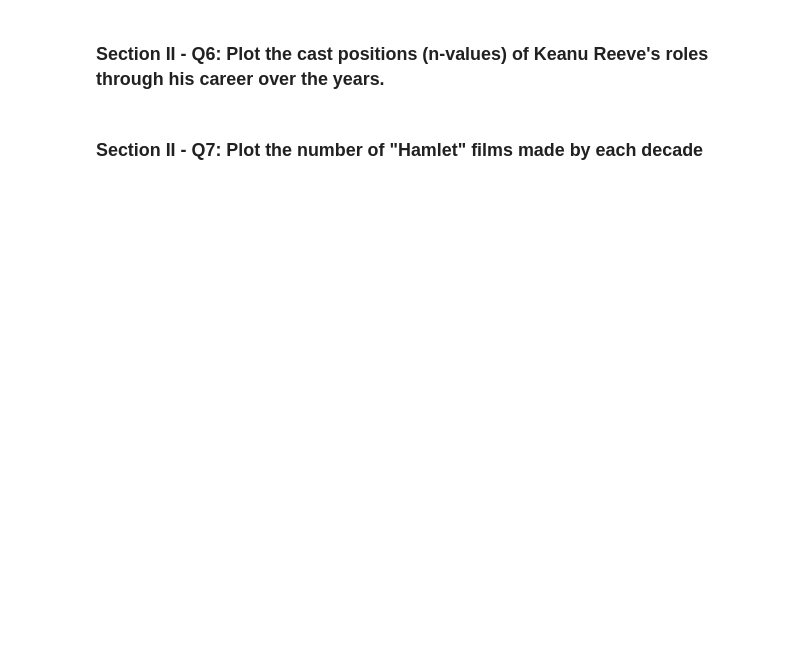
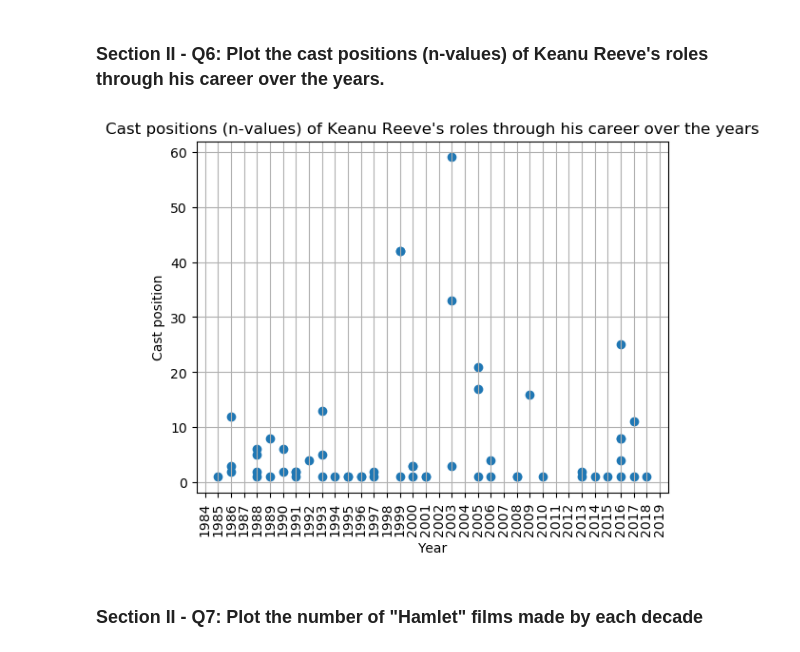
Before and after one commit to lfunderburk/mec-mini-projects, a Jupyter notebook: mec-5.3.10-data-wranging-with-pandas-mini-project/Mini_Project_Data_Wrangling_Pandas.ipynb, the cells around one changed output. Drawn from its saved outputs; the diff is of its cells as text; code cells hidden in the pictures; blank space fills up the shorter version.

```diff
--- a/mec-5.3.10-data-wranging-with-pandas-mini-project/Mini_Project_Data_Wrangling_Pandas.ipynb
+++ b/mec-5.3.10-data-wranging-with-pandas-mini-project/Mini_Project_Data_Wrangling_Pandas.ipynb
@@ -541,4 +542,14 @@ plt.show()
 # %% [markdown]
 ### Section II - Q6: Plot the cast positions (n-values) of Keanu Reeve's roles through his career over the years.
+# %%
+plt.scatter(keanu_reeves_movies['year'], keanu_reeves_movies['n'])
+plt.xticks(range(keanu_reeves_movies['year'].min() - 1, keanu_reeves_movies['year'].max() + 1), rotation=90)
+plt.xlabel("Year")
+plt.ylabel("Cast position")
+plt.title("Cast positions (n-values) of Keanu Reeve's roles through his career over the years")
+plt.grid(True)
+plt.show()
+# %% [output]
+[figure, added]
 # %% [markdown]
 ### Section II - Q7: Plot the number of "Hamlet" films made by each decade
```
Also changed, not shown: parts of 23 cells of this notebook.
